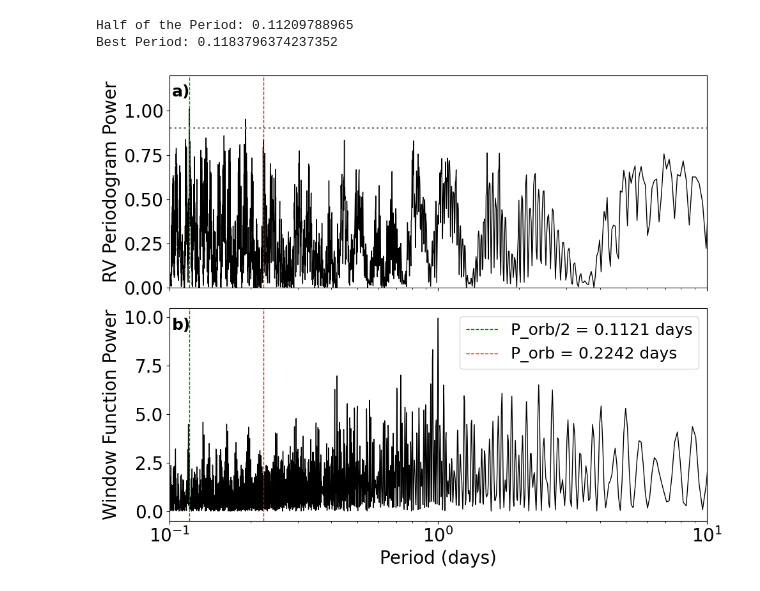
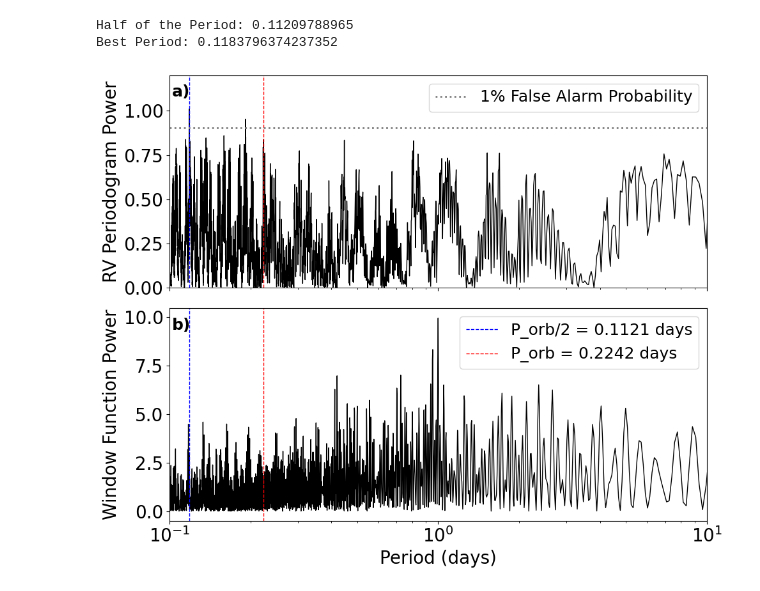
Before and after one commit to Kaya-Han-Tas/ExoMUSE, a Jupyter notebook: notebooks/toi2431-analysis/Generalized Lomb-Scargle (GLS) Periodogram.ipynb, the cells around one changed output. Cells and saved outputs as stored; diff of their text form; code cells hidden in the pictures.

```diff
--- a/notebooks/toi2431-analysis/Generalized Lomb-Scargle (GLS) Periodogram.ipynb
+++ b/notebooks/toi2431-analysis/Generalized Lomb-Scargle (GLS) Periodogram.ipynb
@@ -124,36 +124,37 @@ w_power = fourier_periodogram(df["time"].values,np.ones(len(df["time"].values)),
 #We create the figures.
 fig, (ax1, ax2) = plt.subplots(2, 1, sharex=True, figsize=(10, 8))
 
 #We plot the Lomb-Scargle Periodogram
 ax1.plot(periods, power, lw=1, color = "black")
 ax1.text(0.005, 0.90, "a)", transform=ax1.transAxes, fontsize=18, fontweight="bold")
 ax1.set_ylabel('RV Periodogram Power', fontsize = 20)
-ax1.axvline(best_period, color = "green", linestyle = "dashed", lw = 1, label = f"P_orb/2 = {0.2241957793/2:.4f} days")
-ax1.axvline(0.224, color = "red", linestyle = "dashed", lw = 1, label = f"P_orb = {0.2241957793:.4f} days")
-ax1.axhline(false_alarm, color = "grey", linestyle = "dotted", lw = 2, label = f"%1 False Alarm Probability")
+ax1.axvline(best_period, color = "blue", linestyle = "dashed", lw = 1)
+ax1.axvline(0.224, color = "red", linestyle = "dashed", lw = 1)
+ax1.axhline(false_alarm, color = "grey", linestyle = "dotted", lw = 2, label = "1% False Alarm Probability")
 ax1.tick_params(axis = 'both', labelsize = 20)
 
 #We plot the Window Function
 ax2.plot(periods, w_power, lw=1, color = "black")
 ax2.text(0.005, 0.90, "b)", transform=ax2.transAxes, fontsize=18, fontweight="bold")
 ax2.set_xlabel('Period (days)', fontsize = 20)
 ax2.set_ylabel('Window Function Power', fontsize = 20)
-ax2.axvline(best_period, color = "green", linestyle = "dashed", lw = 1, label = f"P_orb/2 = {0.2241957793/2:.4f} days")
+ax2.axvline(best_period, color = "blue", linestyle = "dashed", lw = 1, label = f"P_orb/2 = {0.2241957793/2:.4f} days")
 ax2.axvline(0.224, color = "red", linestyle = "dashed", lw = 1, label = f"P_orb = {0.2241957793:.4f} days")
 ax2.tick_params(axis = 'both', labelsize = 20)
 
 #We display the plots
 ax1.set_xlim(0.1, 10)
 ax2.set_xlim(0.1, 10)
 ax1.set_ylim(0.0, 1.2)
 #ax2.set_ylim(0.1, 10)
 ax1.set_xscale("log")
 ax2.set_xscale("log")
-plt.legend(fontsize = 18)
+ax1.legend(fontsize = 18)
+ax2.legend(fontsize = 18)
 plt.tight_layout()
 
 plt.savefig("toi_2431_periodogram.png", bbox_inches = "tight", dpi = 500)
 plt.show()
 plt.close()
 # %% [output]
-[figure, old version]
+[figure, new version]
```
Also changed, not shown: 8 other files.
